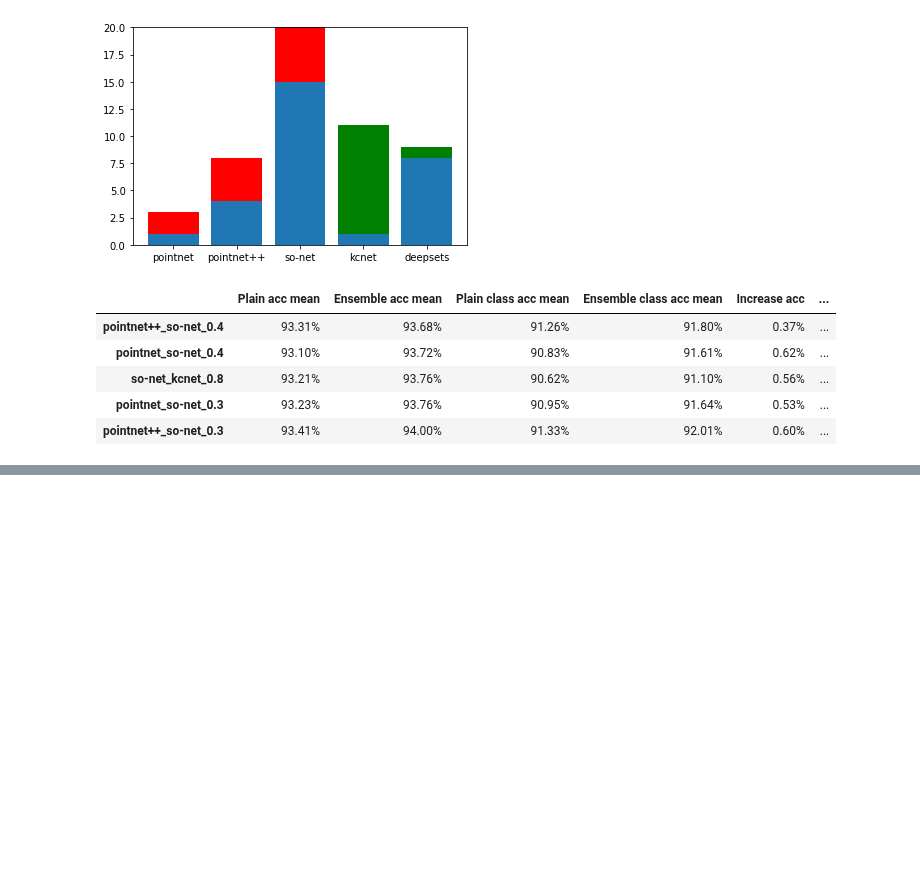
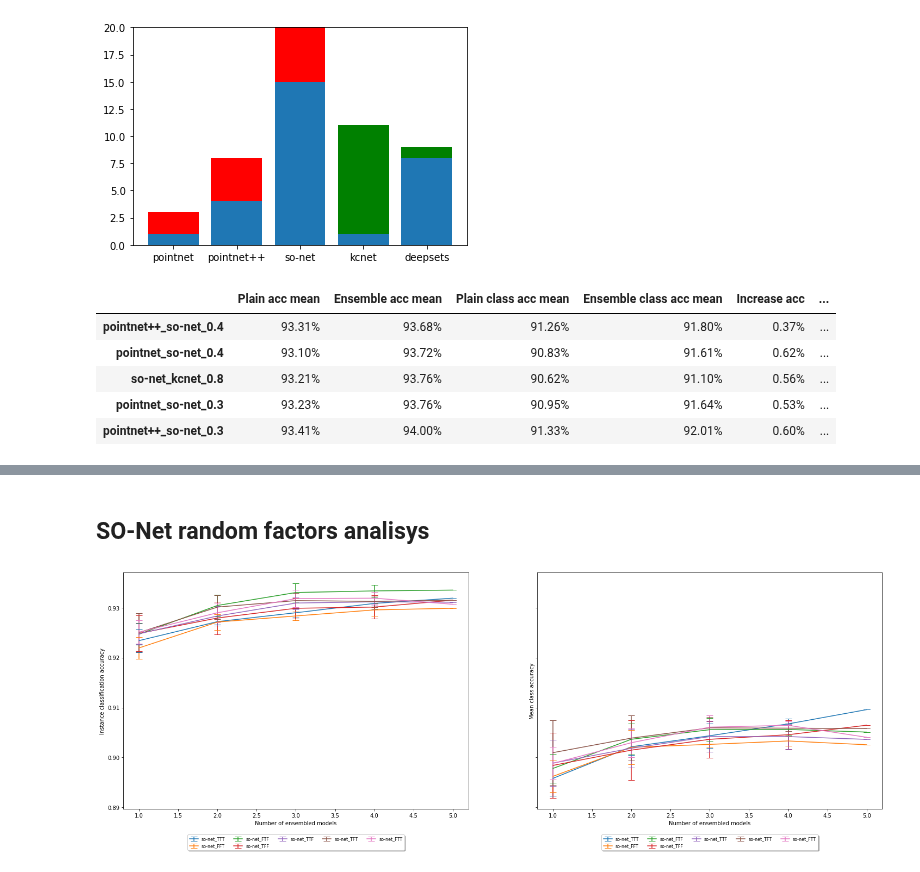
Before and after one commit to dkoguciuk/ensemble_learning_for_point_clouds, a Jupyter notebook: analysis.ipynb, the cells around one changed output, grey strips where cells are left out. Drawn from its saved outputs; the diff is of its cells as text; code cells hidden in the pictures; blank space fills up the shorter version.

```diff
--- a/analysis.ipynb
+++ b/analysis.ipynb
@@ -423,3 +454,12 @@ df.sort_values(by=['Ensemble class acc mean', 'Ensemble acc mean']).tail()
 | pointnet_0.3_pointnetpp_0.2_kcnet... | 93.45% | 94.08% | 91.29% | 92.34% | 0.63% | ... |
 | pointnet_0.2_pointnetpp_0.25_kcne... | 93.53% | 94.08% | 91.44% | 92.37% | 0.55% | ... |
 | pointnet_0.25_pointnetpp_0.2_kcne... | 93.51% | 94.12% | 91.45% | 92.37% | 0.62% | ... |
+# %% [markdown]
+## SO-Net random factors analisys
+# %%
+acc_stats_sonet_const = get_accuracy_stats(SONET_CONST_MODELS)
+f, (ax1, ax2) = plt.subplots(1, 2, sharey=True, figsize=(25, 10))
+plot_acc_in_num_models(ax1, acc_stats_sonet_const, 'acc')
+plot_acc_in_num_models(ax2, acc_stats_sonet_const, 'mean_class_acc')
+# %% [output]
+[figure, added]
```
Also changed, not shown: parts of 10 cells of this notebook.
